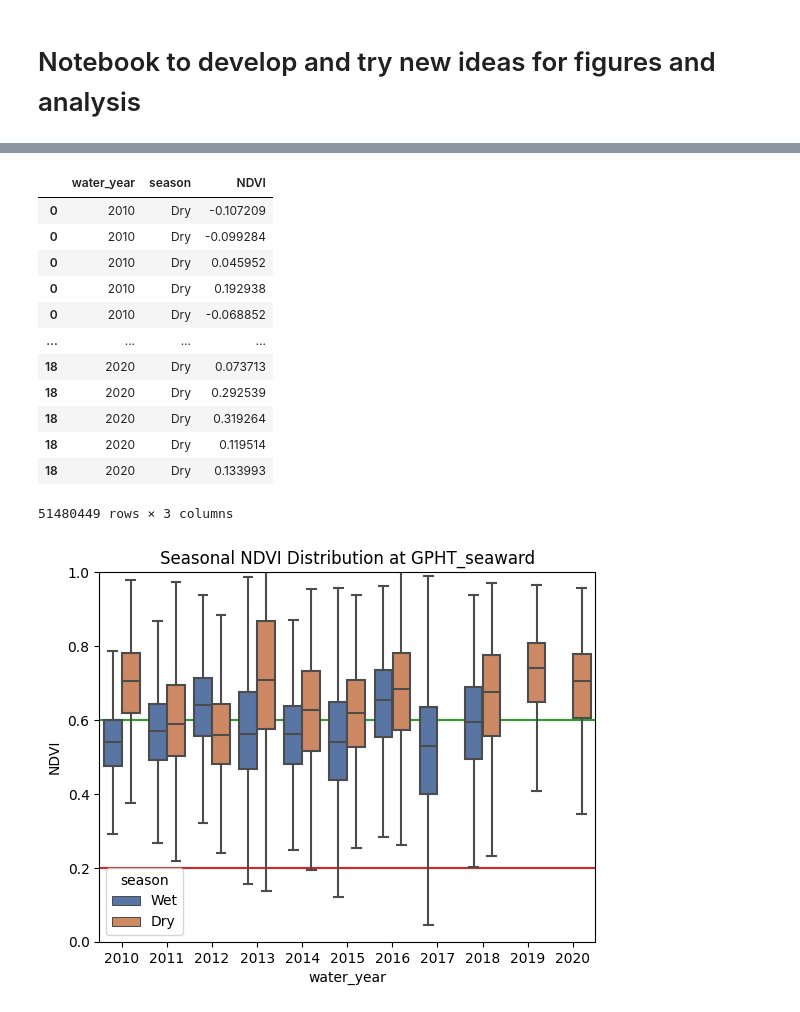
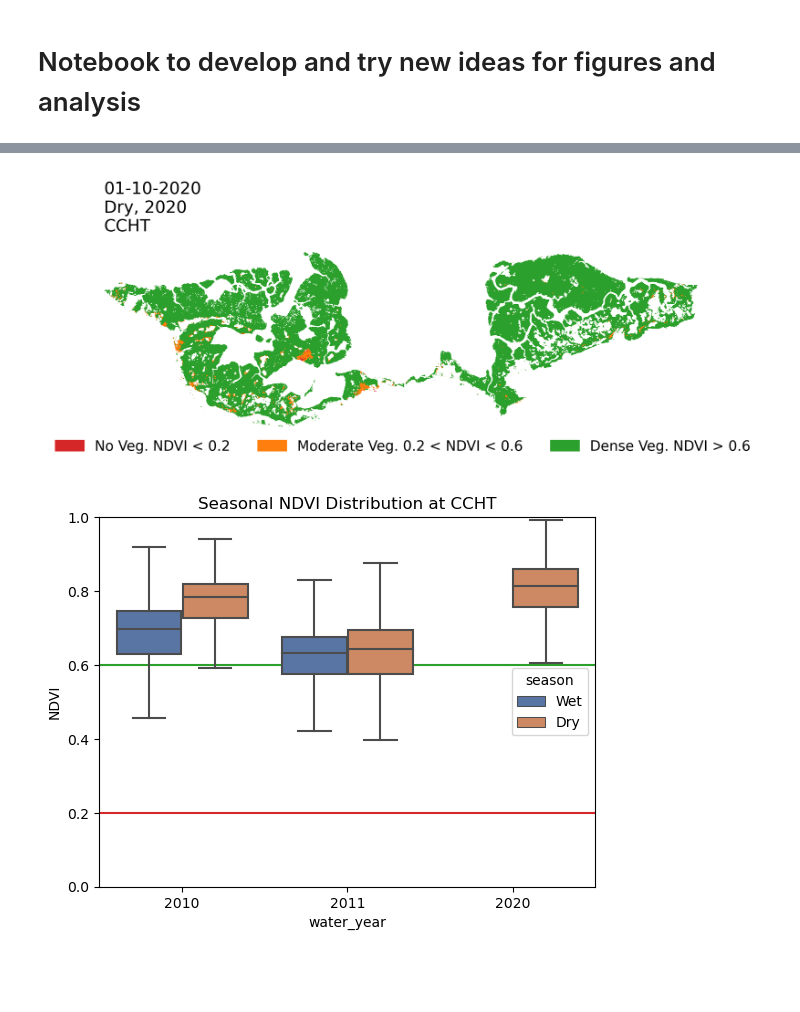
Before and after one commit to aesgeorges/MangroveCaribRS, a Jupyter notebook: notebooks/dev_ideas.ipynb, the cells around one changed output, grey strips where cells are left out. Cells and saved outputs as stored; diff of their text form; code cells hidden in the pictures; blank space fills up the shorter version.

Commit message:
NDVI map animation (binned)

```diff
--- a/notebooks/dev_ideas.ipynb
+++ b/notebooks/dev_ideas.ipynb
@@ -20,5 +20,5 @@ import seaborn as sns
 # %%
-site_code = 'GPHT_seaward'
+site_code = 'CCHT'
 
 data_dir = DOWNLOAD_DIR_ROOT + site_code + '/'+ '*.tif'
 obs = xr.open_dataset(OBS_PREFIX+site_code+'_obs.nc')
@@ -64,10 +66,8 @@ Data variables:
     urban     (time, y, x) bool ...
 Attributes:
     description:  Classified categories for each observation time
-# %%
-def mask_dataset(obs, ds):
-    return obs.where(~ds['mangrove'].isel(time=0))
 # %%
-a = xr.map_blocks(mask_dataset, obs, [ds])
-a
+%%time
+obs_masked = xr.map_blocks(mask_dataset, obs, [ds])
+obs_masked
 # %% [output]
@@ -91,24 +114,12 @@ Data variables: (12/74)
+# %%
+animate_ndvi_maps(obs_masked, times, site_code)
+# %% [output]
+[figure, added]
 # %%
-data_box = data_prep_box(a, times)
-data_box
+data_box = data_prep_box(obs_masked, times)
+plot_box(data_box, site_code)
 # %% [output]
-|  | water_year | season | NDVI |
-| 0 | 2010 | Dry | -0.107209 |
-| 0 | 2010 | Dry | -0.099284 |
-| 0 | 2010 | Dry | 0.045952 |
-| 0 | 2010 | Dry | 0.192938 |
-| 0 | 2010 | Dry | -0.068852 |
-| ... | ... | ... | ... |
-| 18 | 2020 | Dry | 0.073713 |
-| 18 | 2020 | Dry | 0.292539 |
-| 18 | 2020 | Dry | 0.319264 |
-| 18 | 2020 | Dry | 0.119514 |
-| 18 | 2020 | Dry | 0.133993 |
-51480449 rows × 3 columns
+[figure, added]
-# %%
-plot_box(data_box, site_code)
-# %% [output]
-[figure, removed]
 # %%
 from scipy import stats
 from sklearn.linear_model import LinearRegression
```
Also changed, not shown: parts of 6 cells of this notebook, 3 other files.
